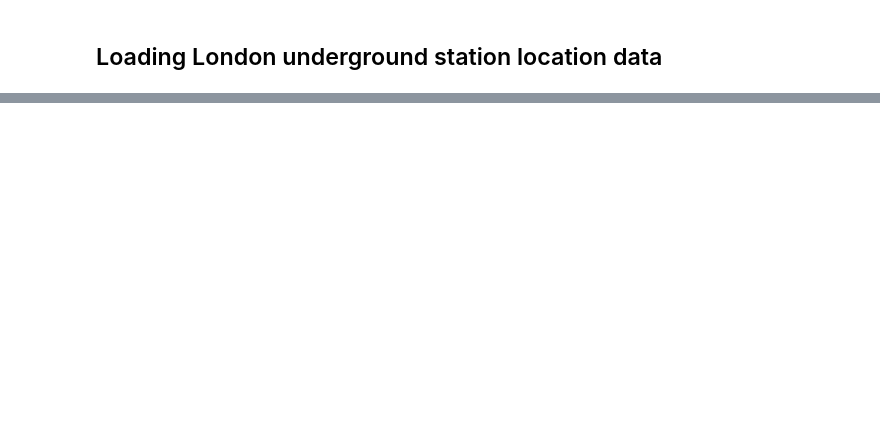
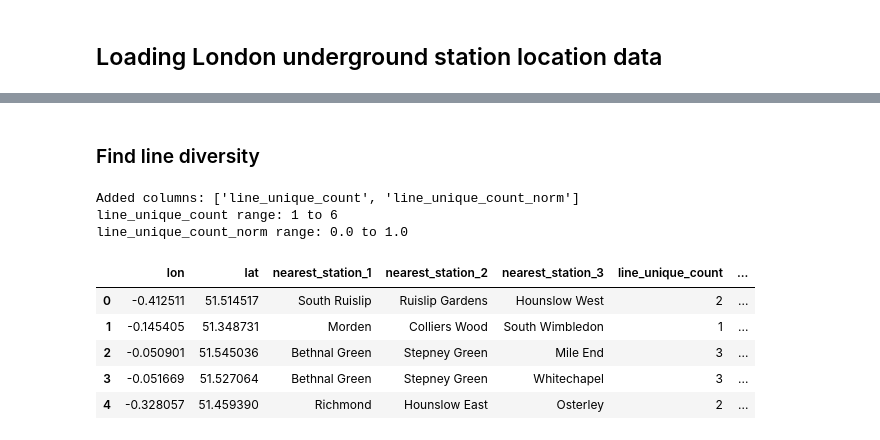
Before and after one commit to ryan-lse/sig_datathon, a Jupyter notebook: Connectivity/pipeline.ipynb, the cells around one changed output, grey strips where cells are left out. Drawn from its saved outputs; the diff is of its cells as text; code cells hidden in the pictures; blank space fills up the shorter version.

```diff
--- a/Connectivity/pipeline.ipynb
+++ b/Connectivity/pipeline.ipynb
@@ -59,0 +140,21 @@ all_features
+# %% [markdown]
+### Find line diversity
+# %%
+# Test line diversity function on the nearest-neighbor output
+result = find_line_diversity(result, gdf, k=3)
+
+print("Added columns:", [c for c in ['line_unique_count', 'line_unique_count_norm'] if c in result.columns])
+print("line_unique_count range:", result['line_unique_count'].min(), "to", result['line_unique_count'].max())
+print("line_unique_count_norm range:", result['line_unique_count_norm'].min(), "to", result['line_unique_count_norm'].max())
+
+result.head()
+# %% [output]
+Added columns: ['line_unique_count', 'line_unique_count_norm']
+line_unique_count range: 1 to 6
+line_unique_count_norm range: 0.0 to 1.0
+|  | lon | lat | nearest_station_1 | nearest_station_2 | nearest_station_3 | line_unique_count | ... |
+| 0 | -0.412511 | 51.514517 | South Ruislip | Ruislip Gardens | Hounslow West | 2 | ... |
+| 1 | -0.145405 | 51.348731 | Morden | Colliers Wood | South Wimbledon | 1 | ... |
+| 2 | -0.050901 | 51.545036 | Bethnal Green | Stepney Green | Mile End | 3 | ... |
+| 3 | -0.051669 | 51.527064 | Bethnal Green | Stepney Green | Whitechapel | 3 | ... |
+| 4 | -0.328057 | 51.459390 | Richmond | Hounslow East | Osterley | 2 | ... |
```
Also changed, not shown: parts of 14 cells of this notebook, 6 other files.
